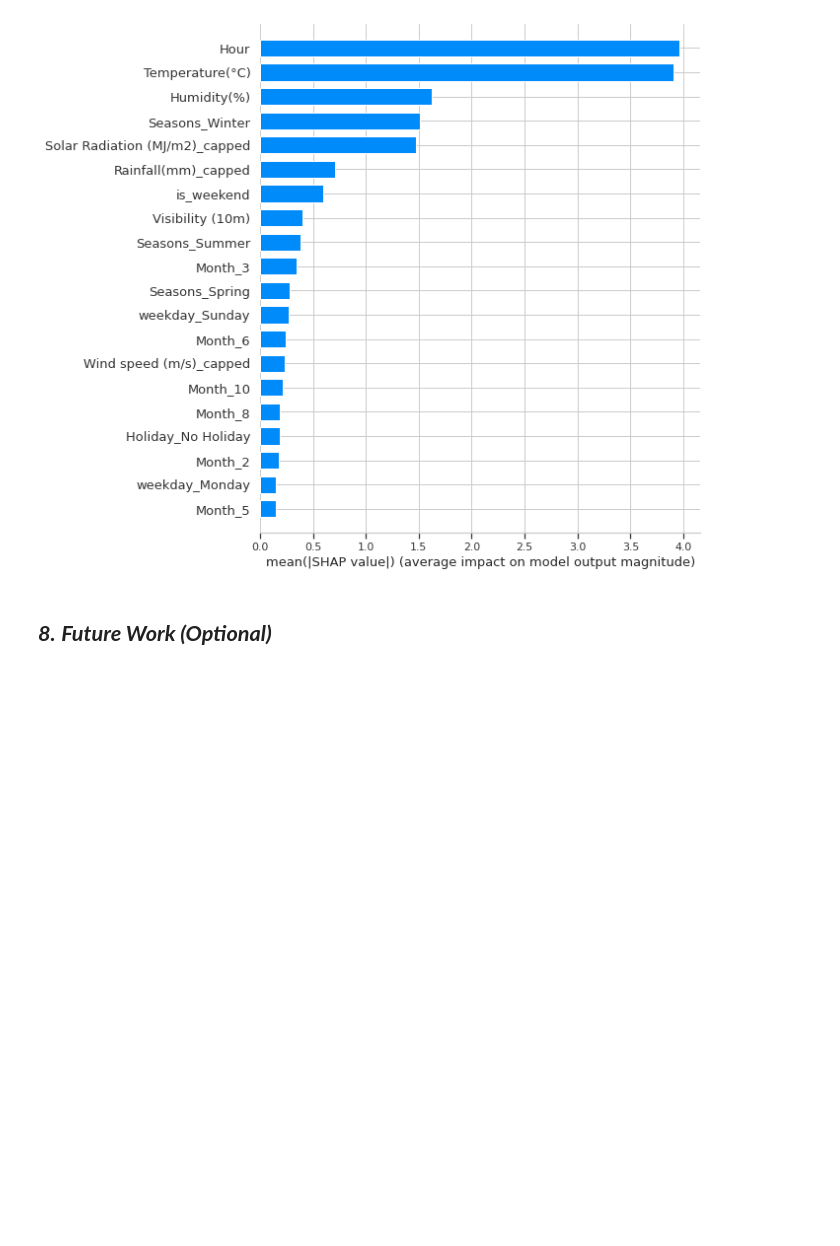
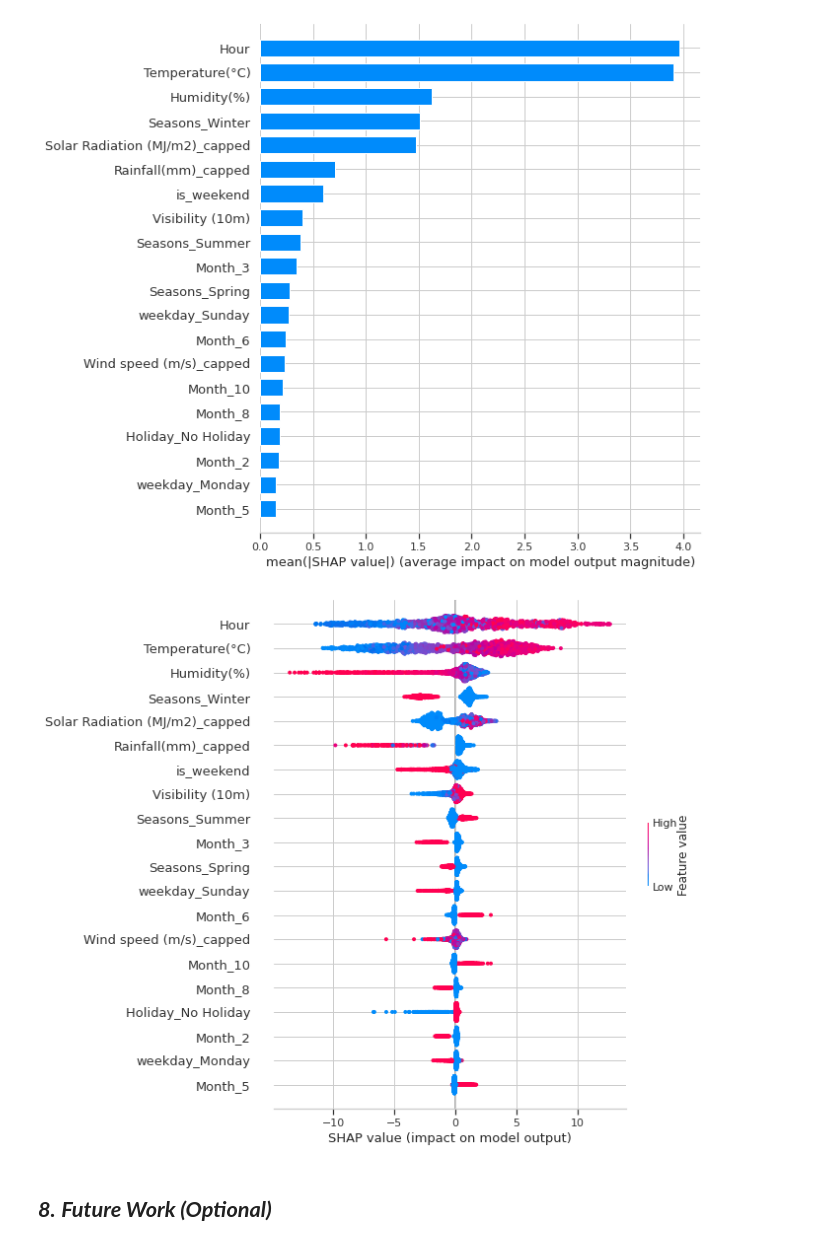
Before and after one commit to ayush9304/BikeSharingDemandPrediction, a Jupyter notebook: Bike_Sharing_Demand_Prediction.ipynb, the cells around one changed output. Cells and saved outputs as stored; diff of their text form; code cells hidden in the pictures; blank space fills up the shorter version.

```diff
--- a/Bike_Sharing_Demand_Prediction.ipynb
+++ b/Bike_Sharing_Demand_Prediction.ipynb
@@ -2031,6 +2009,10 @@ shap.summary_plot(shap_values, X_test, plot_type="bar")
 # %% [output]
 ntree_limit is deprecated, use `iteration_range` or model slicing instead.
 [figure]
+# %%
+shap.summary_plot(shap_values, X_test)
+# %% [output]
+[figure, added]
 # %% [markdown]
 ## ***8.*** ***Future Work (Optional)***
 # %% [markdown]
```
Also changed, not shown: parts of 6 cells of this notebook.
